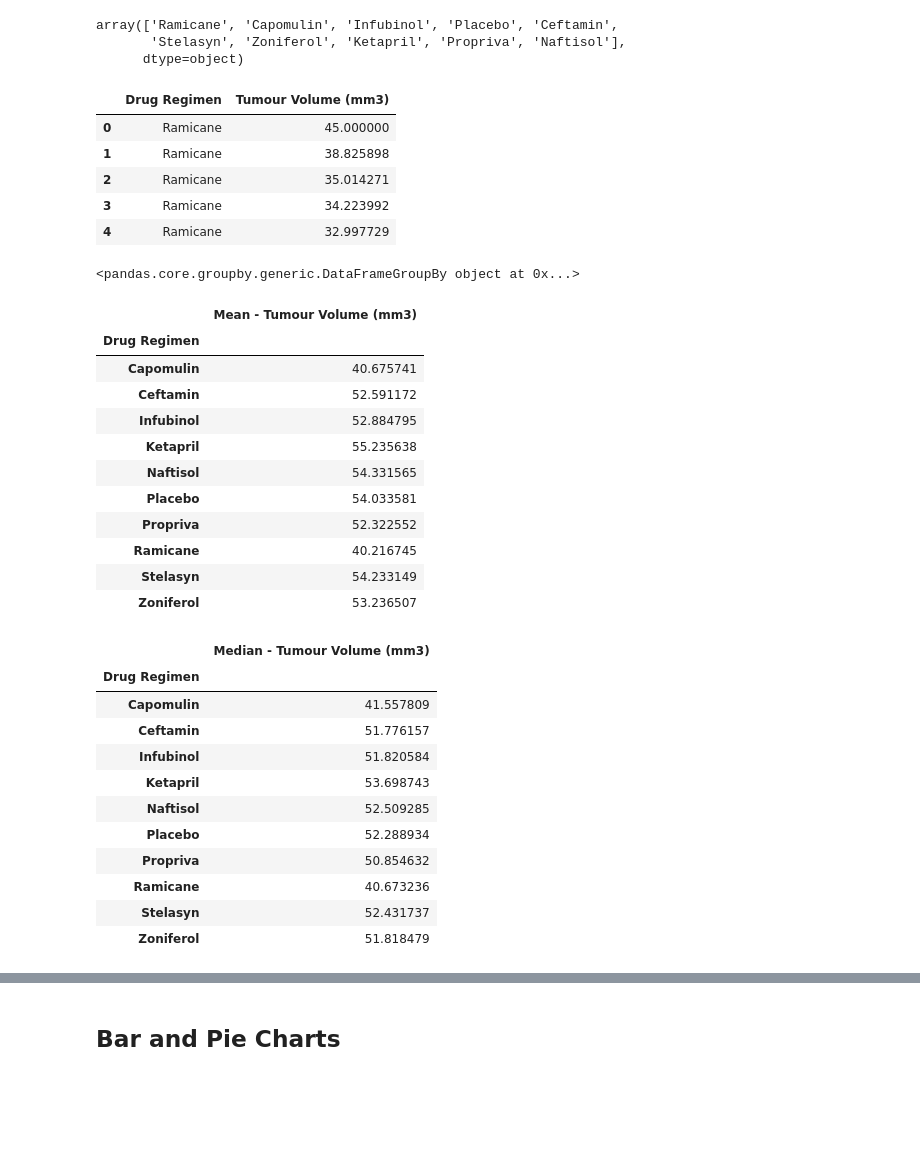
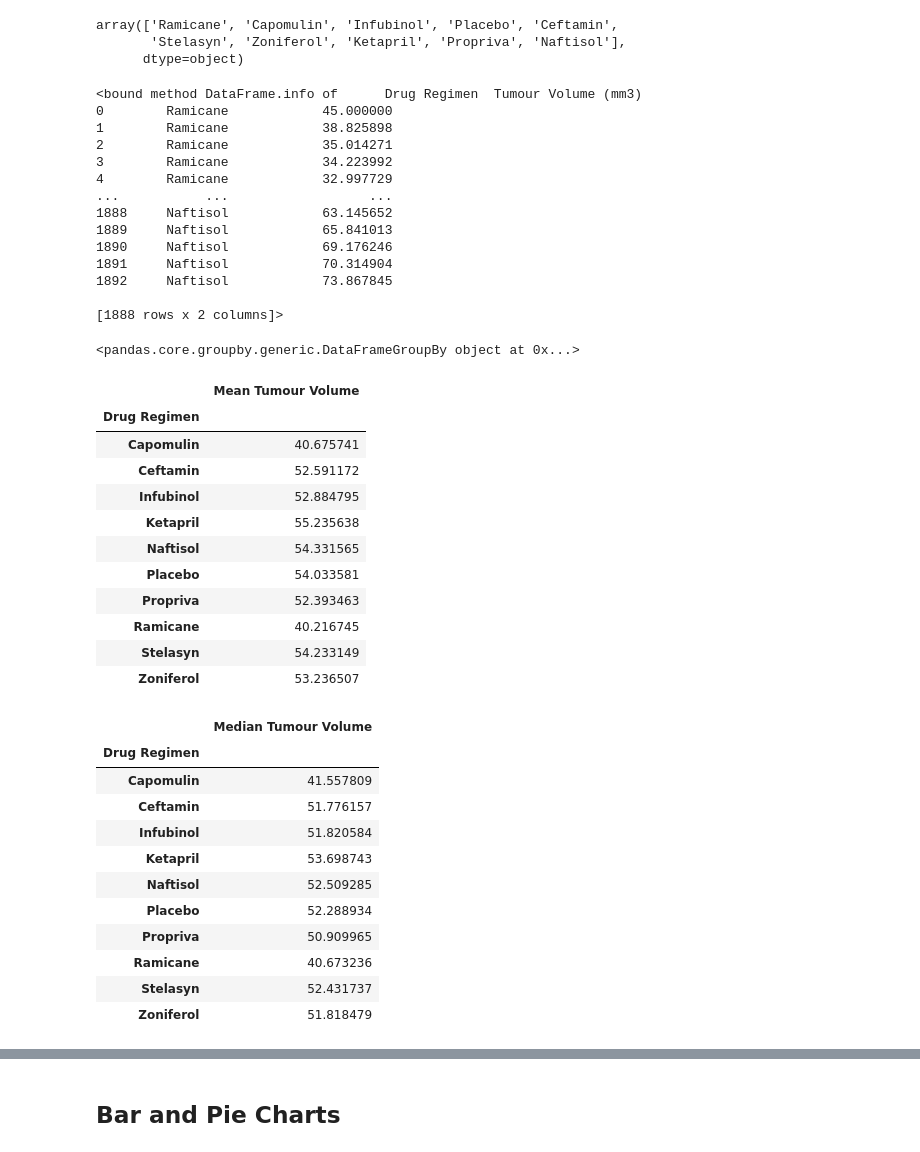
Before and after one commit to SandraBotica/module5-matplotlib, a Jupyter notebook: 5-starter-code/Pymaceuticals/pymaceuticals_starter.ipynb, the cells around one changed output, grey strips where cells are left out. Cells and saved outputs as stored; diff of their text form; code cells hidden in the pictures; blank space fills up the shorter version.

```diff
--- a/5-starter-code/Pymaceuticals/pymaceuticals_starter.ipynb
+++ b/5-starter-code/Pymaceuticals/pymaceuticals_starter.ipynb
@@ -120,7 +81,7 @@ new_duplicated_data_df
 # %%
 # Create a clean DataFrame by dropping the duplicate mouse by its ID.
-new_duplicated_data_subset_df=pymaceutical_df.drop_duplicates(subset=["Mouse ID", "Timepoint"])
-new_duplicated_data_subset_df
+data_subset_df=pymaceutical_df.drop_duplicates(subset=["Mouse ID", "Timepoint"])
+data_subset_df
 # %% [output]
 |  | Mouse ID | Drug Regimen | Sex | Age_months | Weight (g) | Timepoint | Tumour Volume (mm3) | ... |
 | 0 | k403 | Ramicane | Male | 21 | 16 | 0 | 45.000000 | ... |
@@ -179,15 +140,23 @@ array(['Ramicane', 'Capomulin', 'Infubinol', 'Placebo', 'Ceftamin',
        'Stelasyn', 'Zoniferol', 'Ketapril', 'Propriva', 'Naftisol'],
       dtype=object)
 # %%
-summary_statistic_start_df = pymaceutical_df[["Drug Regimen","Tumour Volume (mm3)"]]
-summary_statistic_start_df.head()
+summary_statistic_start_df= data_subset_df[["Drug Regimen","Tumour Volume (mm3)"]]
+summary_statistic_start_df.info
 # %% [output]
-|  | Drug Regimen | Tumour Volume (mm3) |
-| 0 | Ramicane | 45.000000 |
-| 1 | Ramicane | 38.825898 |
-| 2 | Ramicane | 35.014271 |
-| 3 | Ramicane | 34.223992 |
-| 4 | Ramicane | 32.997729 |
+<bound method DataFrame.info of      Drug Regimen  Tumour Volume (mm3)
+0        Ramicane            45.000000
+1        Ramicane            38.825898
+2        Ramicane            35.014271
+3        Ramicane            34.223992
+4        Ramicane            32.997729
+...           ...                  ...
+1888     Naftisol            63.145652
+1889     Naftisol            65.841013
+1890     Naftisol            69.176246
+1891     Naftisol            70.314904
+1892     Naftisol            73.867845
+
+[1888 rows x 2 columns]>
 # %%
 summary_statistics_group_df = summary_statistic_start_df.groupby(["Drug Regimen"])
 summary_statistics_group_df
@@ -195,10 +164,10 @@ summary_statistics_group_df
 <pandas.core.groupby.generic.DataFrameGroupBy object at 0x...>
 # %%
 mean_df = summary_statistics_group_df.mean()
-mean_df = mean_df.rename(columns={"Tumour Volume (mm3)":"Mean - Tumour Volume (mm3)"})
+mean_df = mean_df.rename(columns={"Tumour Volume (mm3)":"Mean Tumour Volume"})
 mean_df
 # %% [output]
-|  | Mean - Tumour Volume (mm3) |
+|  | Mean Tumour Volume |
 | Drug Regimen |  |
 | Capomulin | 40.675741 |
 | Ceftamin | 52.591172 |
@@ -206,16 +175,16 @@ mean_df
 | Ketapril | 55.235638 |
 | Naftisol | 54.331565 |
 | Placebo | 54.033581 |
-| Propriva | 52.322552 |
+| Propriva | 52.393463 |
 | Ramicane | 40.216745 |
 | Stelasyn | 54.233149 |
 | Zoniferol | 53.236507 |
 # %%
 median_df =summary_statistics_group_df.median()
-median_df = median_df.rename(columns={"Tumour Volume (mm3)":"Median - Tumour Volume (mm3)"})
+median_df = median_df.rename(columns={"Tumour Volume (mm3)":"Median Tumour Volume"})
 median_df
 # %% [output]
-|  | Median - Tumour Volume (mm3) |
+|  | Median Tumour Volume |
 | Drug Regimen |  |
 | Capomulin | 41.557809 |
 | Ceftamin | 51.776157 |
@@ -223,7 +192,7 @@ median_df
 | Ketapril | 53.698743 |
 | Naftisol | 52.509285 |
 | Placebo | 52.288934 |
-| Propriva | 50.854632 |
+| Propriva | 50.909965 |
 | Ramicane | 40.673236 |
 | Stelasyn | 52.431737 |
 | Zoniferol | 51.818479 |
```
Also changed, not shown: parts of 31 cells of this notebook.
